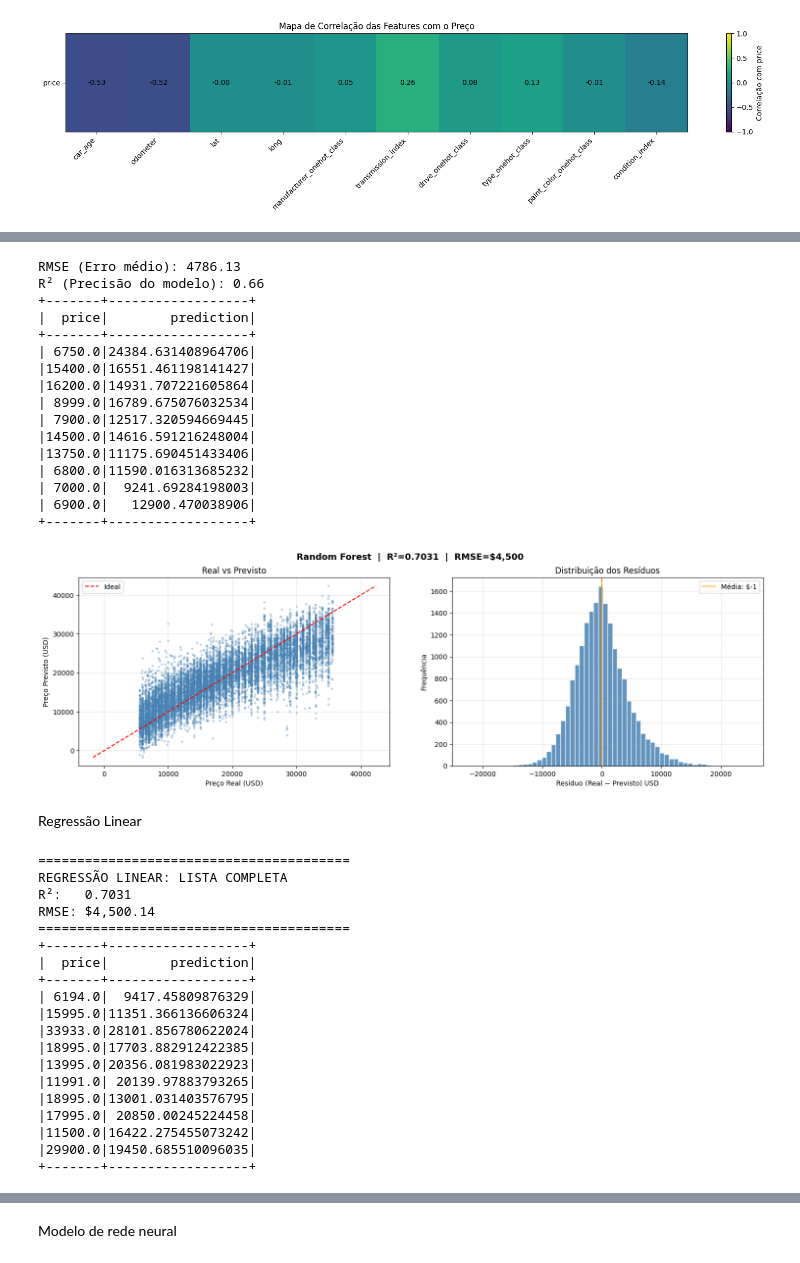
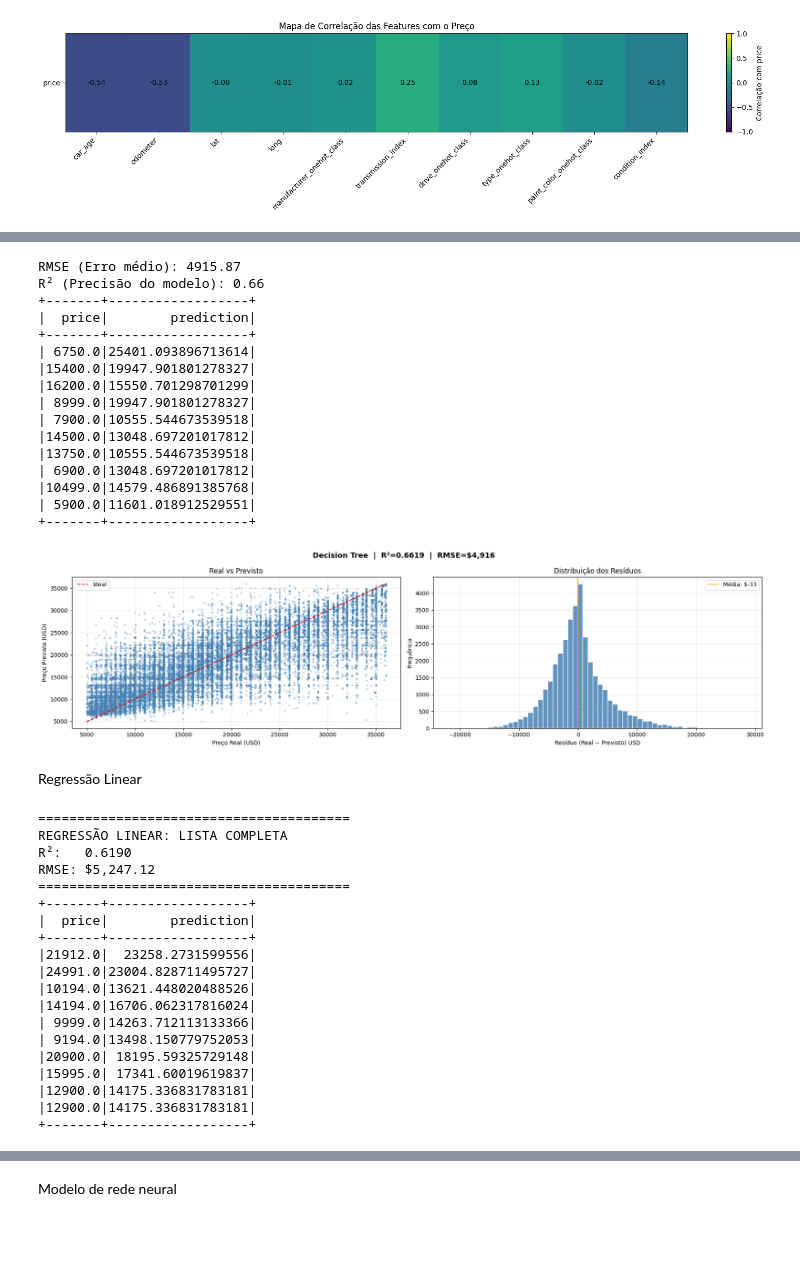
Before and after one commit to jlngomes/bigdata-craigslist-analytics, a Jupyter notebook: Projeto_Big_Data_final.ipynb, the cells around one changed output, grey strips where cells are left out. Drawn from its saved outputs; the diff is of its cells as text; code cells hidden in the pictures; blank space fills up the shorter version.

```diff
--- a/Projeto_Big_Data_final.ipynb
+++ b/Projeto_Big_Data_final.ipynb
@@ -576,15 +575,14 @@ except:
 
 train_data_repartitioned = train_data.repartition(8)
 
-rf = RandomForestRegressor(
+dt = DecisionTreeRegressor(
     featuresCol="features",
     labelCol="price",
-    numTrees=50,
     maxDepth=13,
     seed=42
 )
 
-model = rf.fit(train_data_repartitioned)
+model = dt.fit(train_data_repartitioned)
 # %%
 # Previsões no conjunto de teste
 predictions = model.transform(test_data)
@@ -603,25 +601,25 @@ print(f"R² (Precisão do modelo): {r2:.2f}")
 predictions.createOrReplaceTempView("rf_preds_preview")
 spark.sql("SELECT price, prediction FROM rf_preds_preview LIMIT 10").show()
 # %% [output]
-RMSE (Erro médio): 4786.13
+RMSE (Erro médio): 4915.87
 R² (Precisão do modelo): 0.66
 +-------+------------------+
 |  price|        prediction|
 +-------+------------------+
-| 6750.0|24384.631408964706|
-|15400.0|16551.461198141427|
-|16200.0|14931.707221605864|
-| 8999.0|16789.675076032534|
-| 7900.0|12517.320594669445|
-|14500.0|14616.591216248004|
-|13750.0|11175.690451433406|
-| 6800.0|11590.016313685232|
-| 7000.0|  9241.69284198003|
-| 6900.0|   12900.470038906|
+| 6750.0|25401.093896713614|
+|15400.0|19947.901801278327|
+|16200.0|15550.701298701299|
+| 8999.0|19947.901801278327|
+| 7900.0|10555.544673539518|
+|14500.0|13048.697201017812|
+|13750.0|10555.544673539518|
+| 6900.0|13048.697201017812|
+|10499.0|14579.486891385768|
+| 5900.0|11601.018912529551|
 +-------+------------------+
 # %%
 # ─────────────────────────────────────────────────────────────
-# GRÁFICOS — Random Forest  (100% spark.sql — sem .select/.filter)
+# GRÁFICOS — Decision Tree  (100% spark.sql — sem .select/.filter)
 # ─────────────────────────────────────────────────────────────
 
 # Registra as predições como view temporária
@@ -634,35 +632,37 @@ dados_rf = spark.sql("""
         CAST(prediction AS DOUBLE) AS price_pred,
         CAST(price      AS DOUBLE) - CAST(prediction AS DOUBLE) AS residuo
     FROM rf_predictions
 """).collect()
 
 y_real_rf = np.array([float(r["price_real"]) for r in dados_rf])
 y_pred_rf = np.array([float(r["price_pred"]) for r in dados_rf])
 resid_rf  = np.array([float(r["residuo"])    for r in dados_rf])
 
 fig, axes = plt.subplots(1, 2, figsize=(18, 5))
-fig.suptitle(f"Random Forest  |  R²={r2:.4f}  |  RMSE=${rmse:,.0f}",
+fig.suptitle(f"Decision Tree  |  R²={r2:.4f}  |  RMSE=${rmse:,.0f}",
              fontsize=13, fontweight="bold")
 
 # 1. Real vs Previsto
 ax = axes[0]
 ax.scatter(y_real_rf, y_pred_rf, alpha=0.25, s=6, color="steelblue")
 lim = [min(y_real_rf.min(), y_pred_rf.min()),
        max(y_real_rf.max(), y_pred_rf.max())]
 ax.plot(lim, lim, "r--", linewidth=1.5, label="Ideal")
 ax.set_xlabel("Preço Real (USD)"); ax.set_ylabel("Preço Previsto (USD)")
 ax.set_title("Real vs Previsto"); ax.legend(); ax.grid(True, alpha=0.3)
 
 # 2. Distribuição dos Resíduos
 ax = axes[1]
 ax.hist(resid_rf, bins=60, color="steelblue", edgecolor="white", alpha=0.85)
 ax.axvline(0, color="red", linestyle="--", linewidth=1.5)
 ax.axvline(resid_rf.mean(), color="orange", linestyle="-",
            linewidth=1.2, label=f"Média: ${resid_rf.mean():,.0f}")
 ax.set_xlabel("Resíduo (Real − Previsto) USD"); ax.set_ylabel("Frequência")
 ax.set_title("Distribuição dos Resíduos"); ax.legend(); ax.grid(True, alpha=0.3)
+
+plt.tight_layout(); plt.show()
 # %% [output]
-[figure, old version]
+[figure, new version]
 # %% [markdown]
 Regressão Linear
 # %%
@@ -671,13 +671,10 @@ feature_cols = [
     "car_age",
     "odometer",
     "region_onehot",
-    "manufacturer_onehot",
-    "fuel_onehot",
     "transmission_index",
     "drive_onehot",
     "type_onehot",
     "paint_color_onehot",
-    "state_onehot",
     "title_status_onehot",
     "condition_index",
     "model_index"
@@ -733,22 +730,22 @@ spark.sql("SELECT price, prediction FROM lr_preds_preview LIMIT 10").show()
 # %% [output]
 ========================================
 REGRESSÃO LINEAR: LISTA COMPLETA
-R²:   0.7031
-RMSE: $4,500.14
+R²:   0.6190
+RMSE: $5,247.12
 ========================================
 +-------+------------------+
 |  price|        prediction|
 +-------+------------------+
-| 6194.0|  9417.45809876329|
-|15995.0|11351.366136606324|
-|33933.0|28101.856780622024|
-|18995.0|17703.882912422385|
-|13995.0|20356.081983022923|
-|11991.0| 20139.97883793265|
-|18995.0|13001.031403576795|
-|17995.0| 20850.00245224458|
-|11500.0|16422.275455073242|
-|29900.0|19450.685510096035|
+|21912.0|  23258.2731599556|
+|24991.0|23004.828711495727|
+|10194.0|13621.448020488526|
+|14194.0|16706.062317816024|
+| 9999.0|14263.712113133366|
+| 9194.0|13498.150779752053|
+|20900.0| 18195.59325729148|
+|15995.0| 17341.60019619837|
+|12900.0|14175.336831783181|
+|12900.0|14175.336831783181|
 +-------+------------------+
 # %%
 # ─────────────────────────────────────────────────────────────
```
Also changed, not shown: parts of 13 cells of this notebook.
